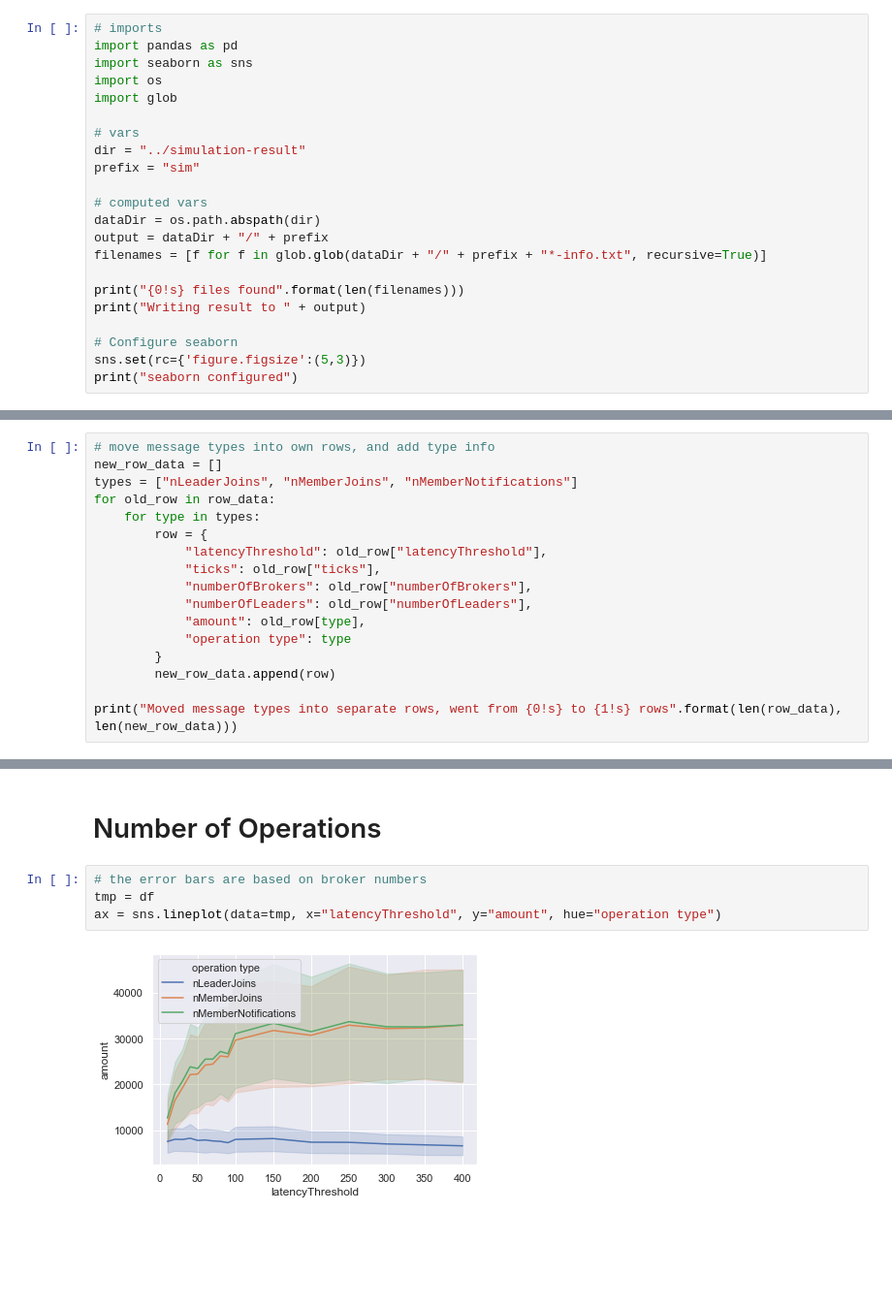
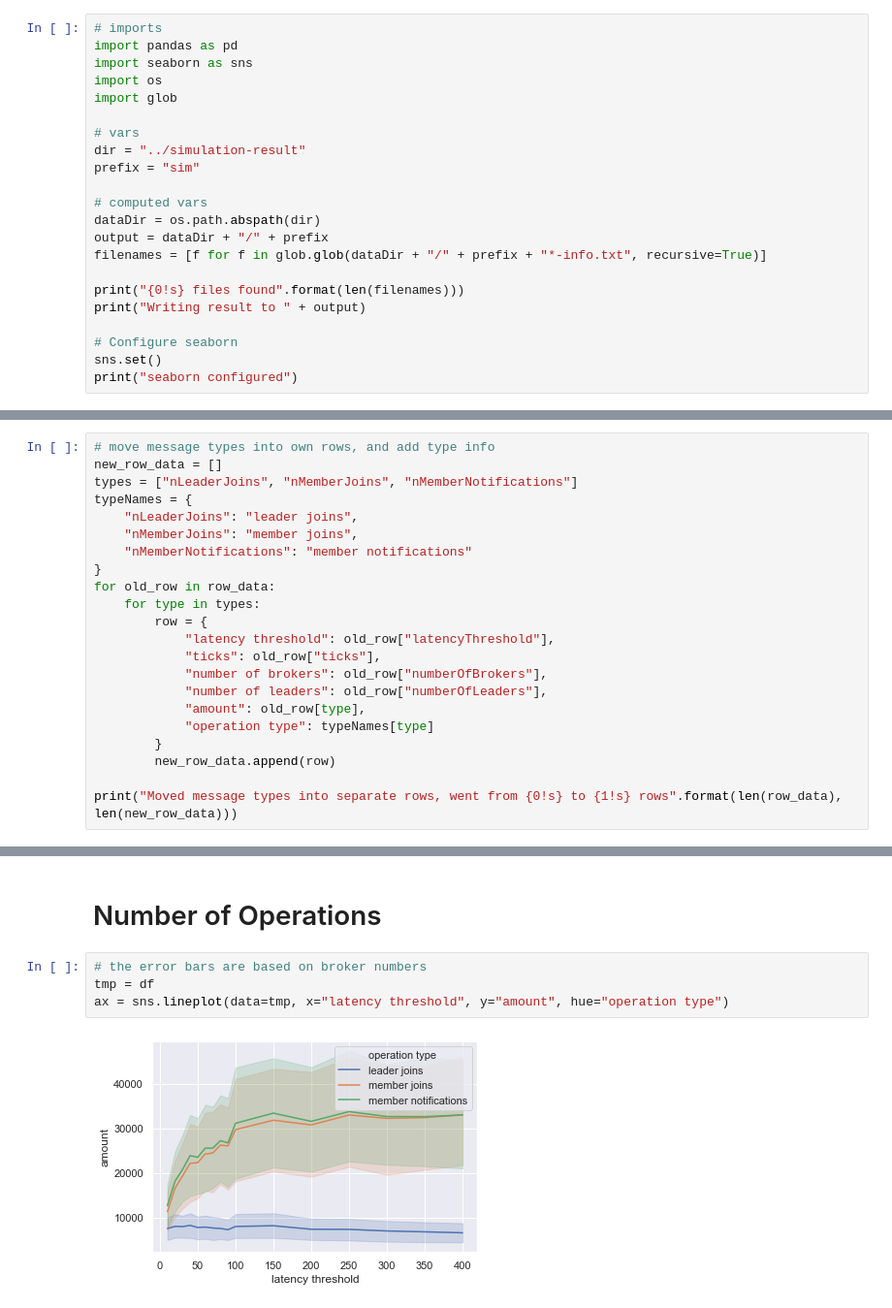
Before and after one commit to MoeweX/broadcast-group-simulation, a Jupyter notebook: visualization/Thresholds.ipynb, the cells around one changed output, grey strips where cells are left out. Shown at 97% size. Drawn from its saved outputs; the diff is of its cells as text; blank space fills up the shorter version.

Commit message:
New figures

```diff
--- a/visualization/Thresholds.ipynb
+++ b/visualization/Thresholds.ipynb
@@ -33,7 +33,7 @@ print("{0!s} files found".format(len(filenames)))
 print("Writing result to " + output)
 
 # Configure seaborn
-sns.set(rc={'figure.figsize':(5,3)})
+sns.set()
 print("seaborn configured")
 # %% [output]
 160 files found
@@ -83,15 +91,20 @@ Transform input data into wide format -> easier to use with seaborn
 # move message types into own rows, and add type info
 new_row_data = []
 types = ["nLeaderJoins", "nMemberJoins", "nMemberNotifications"]
+typeNames = {
+    "nLeaderJoins": "leader joins",
+    "nMemberJoins": "member joins",
+    "nMemberNotifications": "member notifications"
+}
 for old_row in row_data:
     for type in types:
         row = {
-            "latencyThreshold": old_row["latencyThreshold"],
+            "latency threshold": old_row["latencyThreshold"],
             "ticks": old_row["ticks"],
-            "numberOfBrokers": old_row["numberOfBrokers"],
-            "numberOfLeaders": old_row["numberOfLeaders"],
+            "number of brokers": old_row["numberOfBrokers"],
+            "number of leaders": old_row["numberOfLeaders"],
             "amount": old_row[type],
-            "operation type": type
+            "operation type": typeNames[type]
         }
         new_row_data.append(row)
 
@@ -132,8 +148,8 @@ ax = sns.lineplot(data=tmp, x="numberOfBrokers", y="ticks", hue="latencyThreshol
 # %%
 # the error bars are based on broker numbers
 tmp = df
-ax = sns.lineplot(data=tmp, x="latencyThreshold", y="amount", hue="operation type")
+ax = sns.lineplot(data=tmp, x="latency threshold", y="amount", hue="operation type")
 # %% [output]
-[figure, old version]
+[figure, new version]
 # %%
 tmp = df
```
Also changed, not shown: parts of 11 cells of this notebook, 1 other file.
